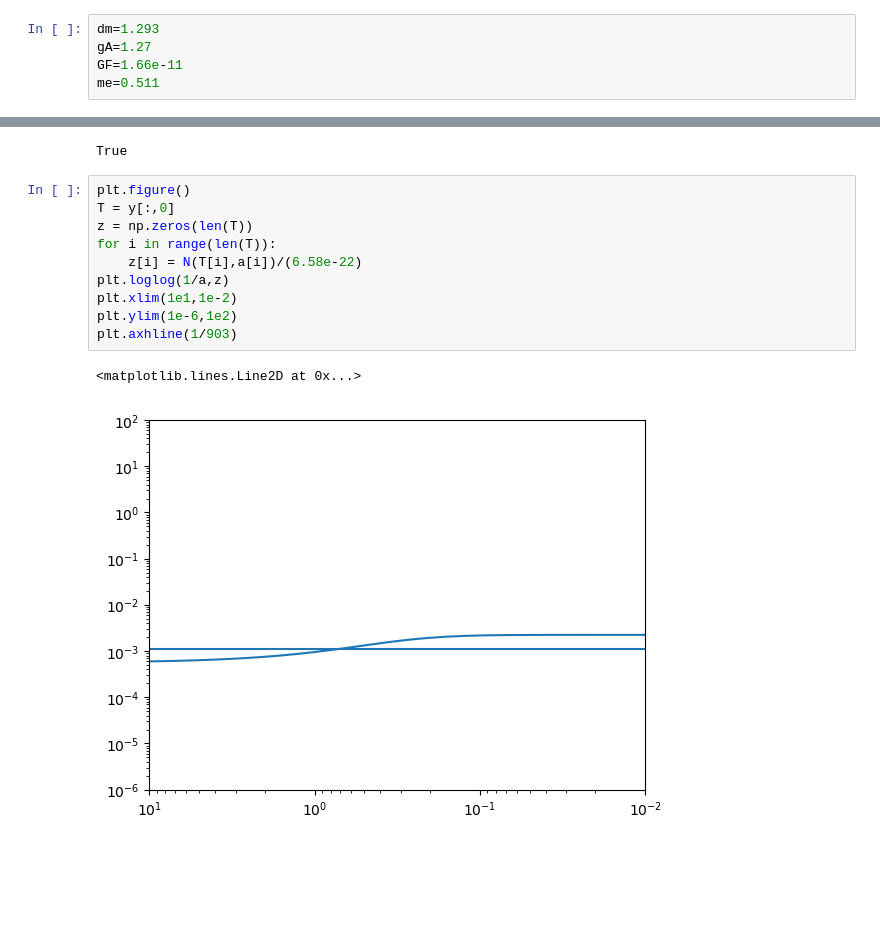
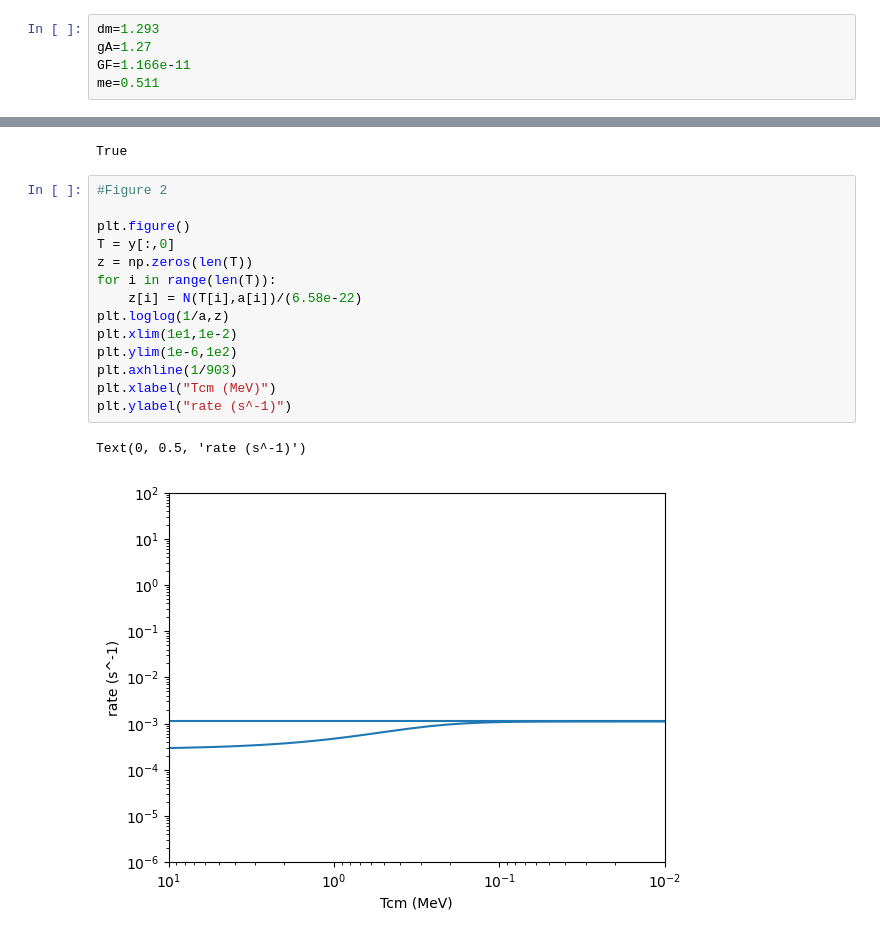
Before and after one commit to nuLABatUSD/BBN_evolve, a Jupyter notebook: WeakRatesNeutron.ipynb, the cells around one changed output, grey strips where cells are left out. Saved outputs shown, nothing was run; the diff lists cells and outputs as text; blank space fills up the shorter version.

Commit message:
plots of weak rates

```diff
--- a/WeakRatesNeutron.ipynb
+++ b/WeakRatesNeutron.ipynb
@@ -7,6 +8,6 @@ import ODESolve_slow as ODE
 # %%
 dm=1.293
 gA=1.27
-GF=1.66e-11
+GF=1.166e-11
 me=0.511
 # %%
@@ -56,15 +67,19 @@ print(done)
 # %% [output]
 True
 # %%
+#Figure 2
+
 plt.figure()
 T = y[:,0]
 z = np.zeros(len(T))
 for i in range(len(T)):
     z[i] = N(T[i],a[i])/(6.58e-22)
 plt.loglog(1/a,z)
 plt.xlim(1e1,1e-2)
 plt.ylim(1e-6,1e2)
 plt.axhline(1/903)
+plt.xlabel("Tcm (MeV)")
+plt.ylabel("rate (s^-1)")
 # %% [output]
-<matplotlib.lines.Line2D at 0x...>
+Text(0, 0.5, 'rate (s^-1)')
-[figure, old version]
+[figure, new version]
```
Also changed, not shown: parts of 19 cells of this notebook, 1 other file.
